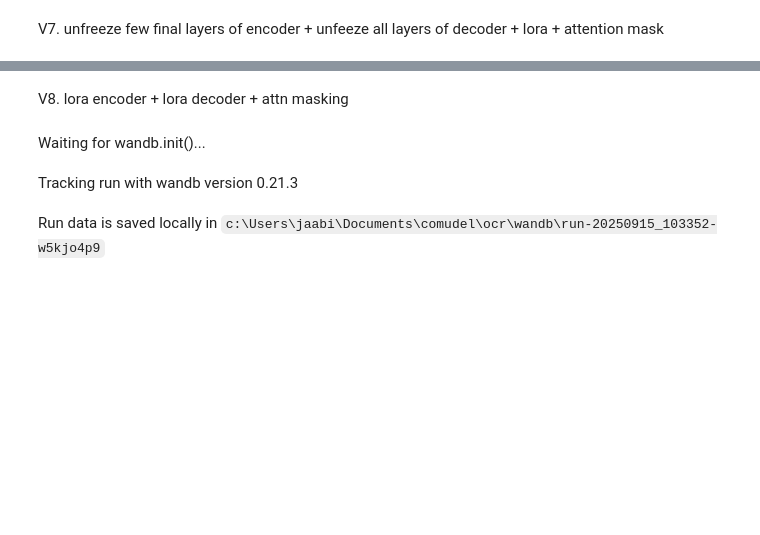
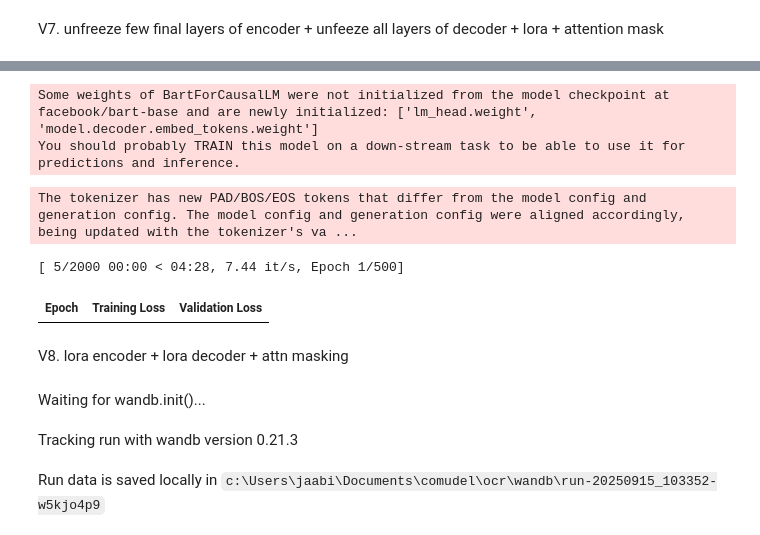
Before and after one commit to jaaabir/ocr, a Jupyter notebook: dit_bart_fine_tune.ipynb, the cells around one changed output, grey strips where cells are left out. Drawn from its saved outputs; the diff is of its cells as text; code cells hidden in the pictures; blank space fills up the shorter version.

```diff
--- a/dit_bart_fine_tune.ipynb
+++ b/dit_bart_fine_tune.ipynb
@@ -1124,0 +1265,3 @@ V7. unfreeze few final layers of encoder + unfeeze all layers of decoder + lora
+# %%
+run_name = f"dit_bart_overfit_{sample_size}_samples (enc few final layers unfreeze & dec full unfreeze + lora) + attn mask (balanced dataset)"
+wandb.init(project="ocr model", name=run_name)
@@ -1124,0 +1325,23 @@ V7. unfreeze few final layers of encoder + unfeeze all layers of decoder + lora
+# %%
+_, _, ovmodel = init_dit_bart_models_fixed()
+ovmodel = add_lora_to_decoder(ovmodel, r=r, alpha=alpha, dropout=dropout, target_modules=target_modules, modules_to_save=modules_to_save)
+ovmodel = unfreeze_all_params(ovmodel, unfreeze_encoder=False, unfreeze_decoder=True)
+ovmodel = unfreeze_last_n_encoder(ovmodel, unfreeze_last_n_layers=1, skip_encoder=True, skip_decoder=True)
+# ovmodel = freeze_encoder_unfreeze_decoder(ovmodel, applied_lora=True)
+
+ovmodel.add_cross_attention = True
+ovmodel.config.max_length = max_token_size
+ovmodel.config.decoder.max_length = max_token_size
+ovmodel.config.min_length = 1
+ovmodel.config.decoder.min_length = 1
+ovmodel.config.no_repeat_ngram_size = 0
+ovmodel.config.repetition_penalty = 1.5
+ovmodel.config.length_penalty = 1.0
+ovmodel.config.early_stopping = True
+ovmodel.config.num_beams = 6
+ovmodel.config.use_cache = False
+ovmodel.config.is_encoder_decoder = True
+ovmodel.config.do_sample = False
+ovmodel.config.tie_word_embeddings = True
+
+# print_trainable_prams(ovmodel)
@@ -1124,0 +1368,20 @@ V7. unfreeze few final layers of encoder + unfeeze all layers of decoder + lora
+# %%
+ovmodel.config.decoder.dropout = 0.2
+ovmodel.config.decoder.decoder_layerdrop = 0.05
+# %%
+early_stopping_callback = EarlyStoppingCallback(
+    early_stopping_patience=10,
+)
+trainer, model, image_processor, text_tokenizer = setup_dit_bart_training(
+        train_synthdataset, val_synthdataset, training_args=training_args, loaded_model = ovmodel, run_name = run_name,
+        callbacks=[early_stopping_callback]
+    )
+# %% [output]
+Some weights of BartForCausalLM were not initialized from the model checkpoint at facebook/bart-base and are newly initialized: ['lm_head.weight', 'model.decoder.embed_tokens.weight']
+You should probably TRAIN this model on a down-stream task to be able to use it for predictions and inference.
+# %%
+history = trainer.train()
+# %% [output]
+The tokenizer has new PAD/BOS/EOS tokens that differ from the model config and generation config. The model config and generation config were aligned accordingly, being updated with the tokenizer's va ...
+[ 5/2000 00:00 < 04:28, 7.44 it/s, Epoch 1/500]
+| Epoch | Training Loss | Validation Loss |
```
Also changed, not shown: parts of 29 cells of this notebook, 2 other files.
